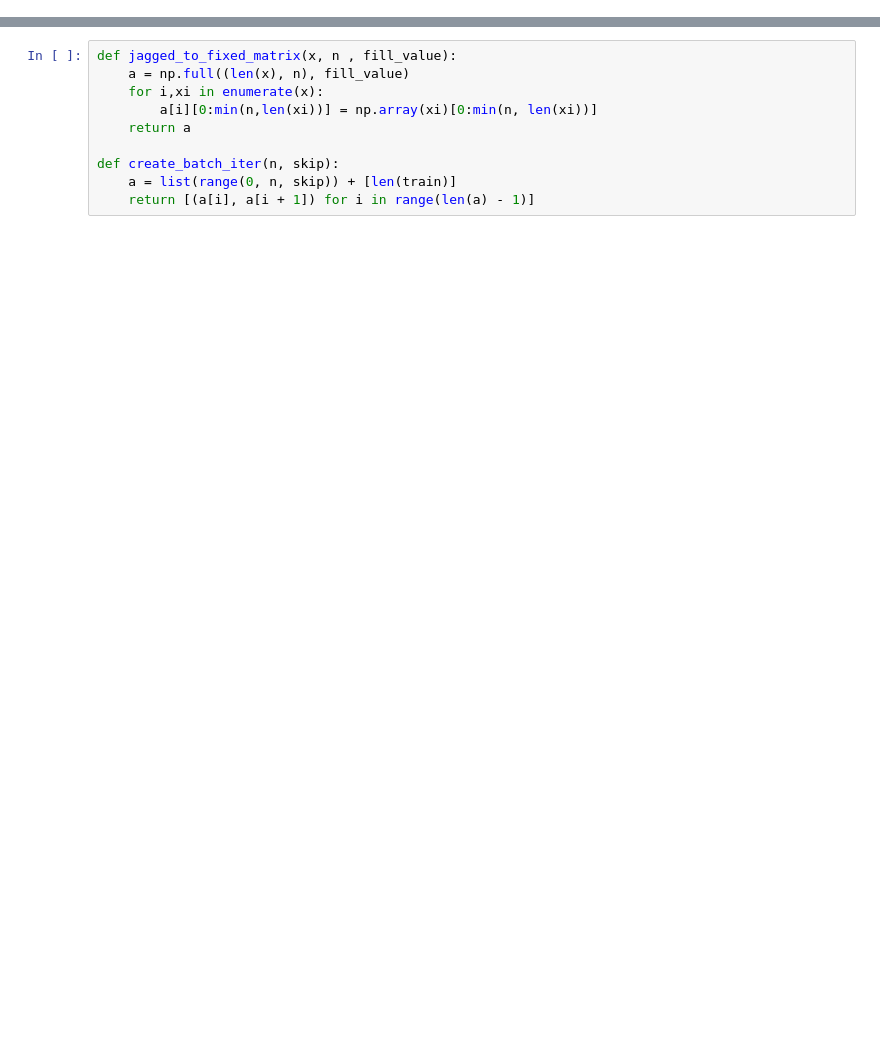
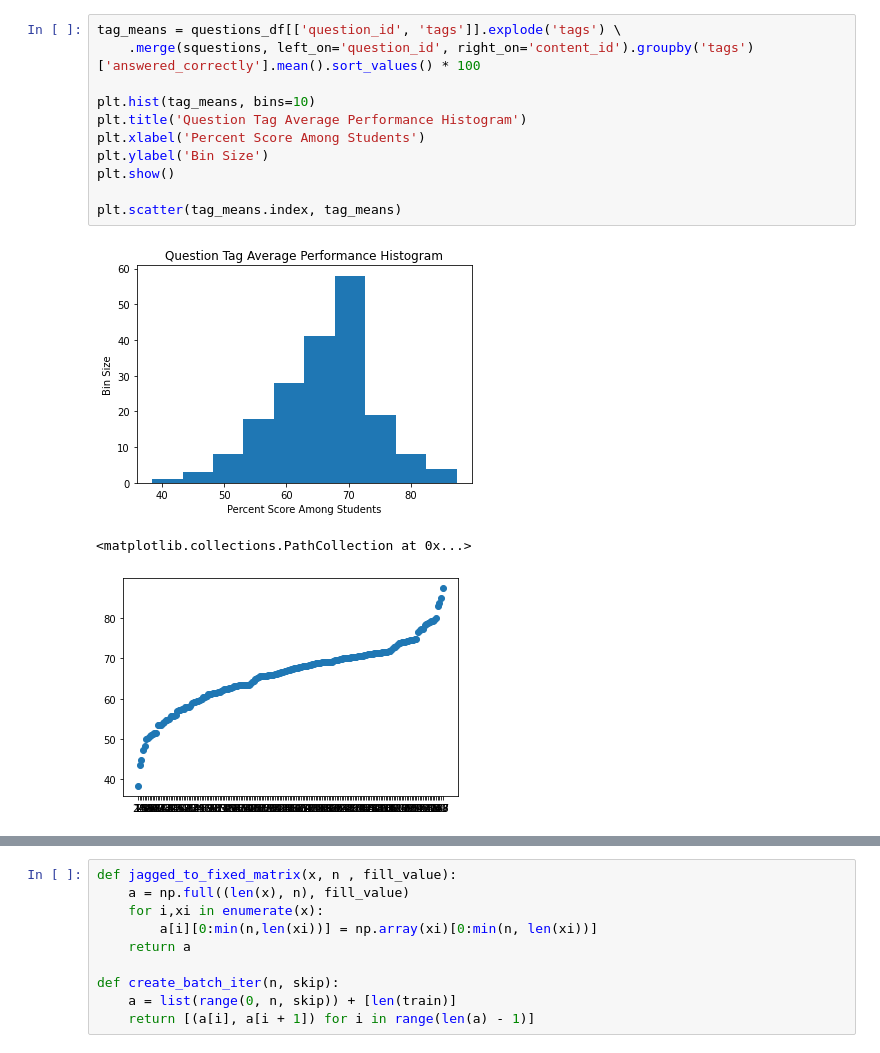
Before and after one commit to dscrawford/CS6364Project, a Jupyter notebook: project.ipynb, the cells around one changed output, grey strips where cells are left out. Cells and saved outputs as stored; diff of their text form; blank space fills up the shorter version.

```diff
--- a/project.ipynb
+++ b/project.ipynb
@@ -78,0 +98,15 @@ array([], shape=(0, 7), dtype=object)
+# %%
+tag_means = questions_df[['question_id', 'tags']].explode('tags') \
+    .merge(squestions, left_on='question_id', right_on='content_id').groupby('tags')['answered_correctly'].mean().sort_values() * 100
+
+plt.hist(tag_means, bins=10)
+plt.title('Question Tag Average Performance Histogram')
+plt.xlabel('Percent Score Among Students')
+plt.ylabel('Bin Size')
+plt.show()
+
+plt.scatter(tag_means.index, tag_means)
+# %% [output]
+[figure, added]
+<matplotlib.collections.PathCollection at 0x...>
+[figure, added]
```
Also changed, not shown: parts of 19 cells of this notebook, 1 other file.
